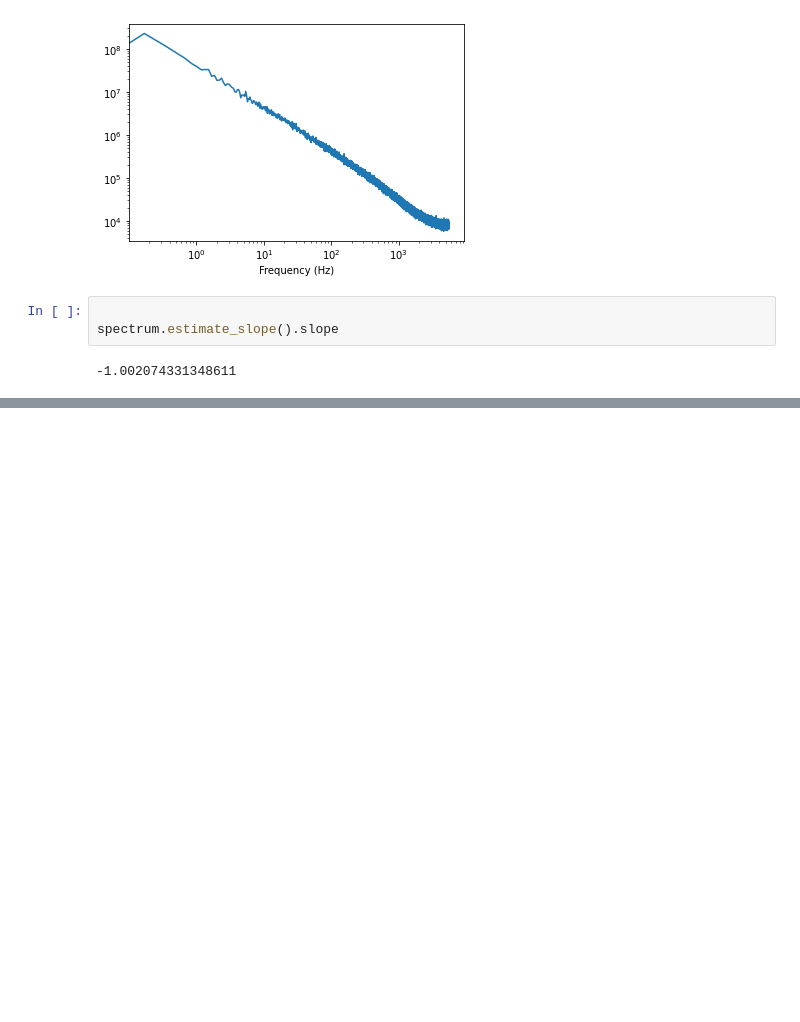
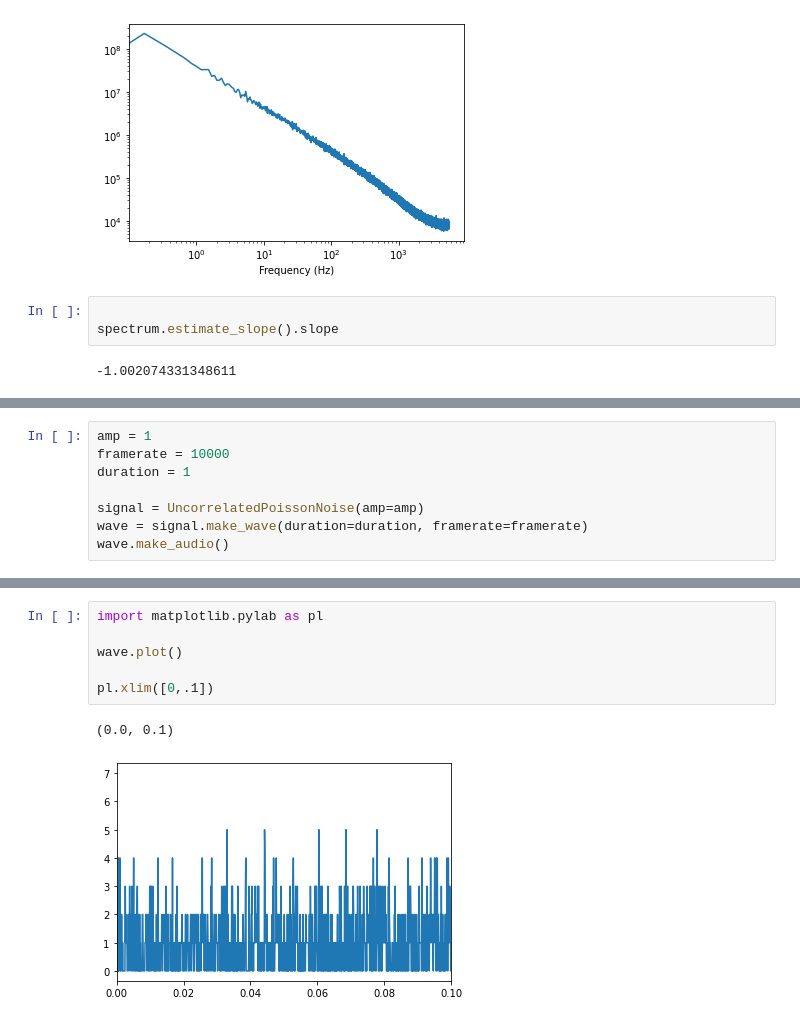
Before and after one commit to YupeiWang/HomeWork, a Jupyter notebook: CH04HW.ipynb, the cells around one changed output, grey strips where cells are left out. Saved outputs shown, nothing was run; the diff lists cells and outputs as text; blank space fills up the shorter version.

```diff
--- a/CH04HW.ipynb
+++ b/CH04HW.ipynb
@@ -386,0 +475,8 @@ spectrum.estimate_slope().slope
+# %%
+amp = 1
+framerate = 10000
+duration = 1
+
+signal = UncorrelatedPoissonNoise(amp=amp)
+wave = signal.make_wave(duration=duration, framerate=framerate)
+wave.make_audio()
@@ -386,0 +485,9 @@ spectrum.estimate_slope().slope
+# %%
+import matplotlib.pylab as pl
+
+wave.plot()
+
+pl.xlim([0,.1])
+# %% [output]
+(0.0, 0.1)
+[figure, added]
```
Also changed, not shown: parts of 10 cells of this notebook.
